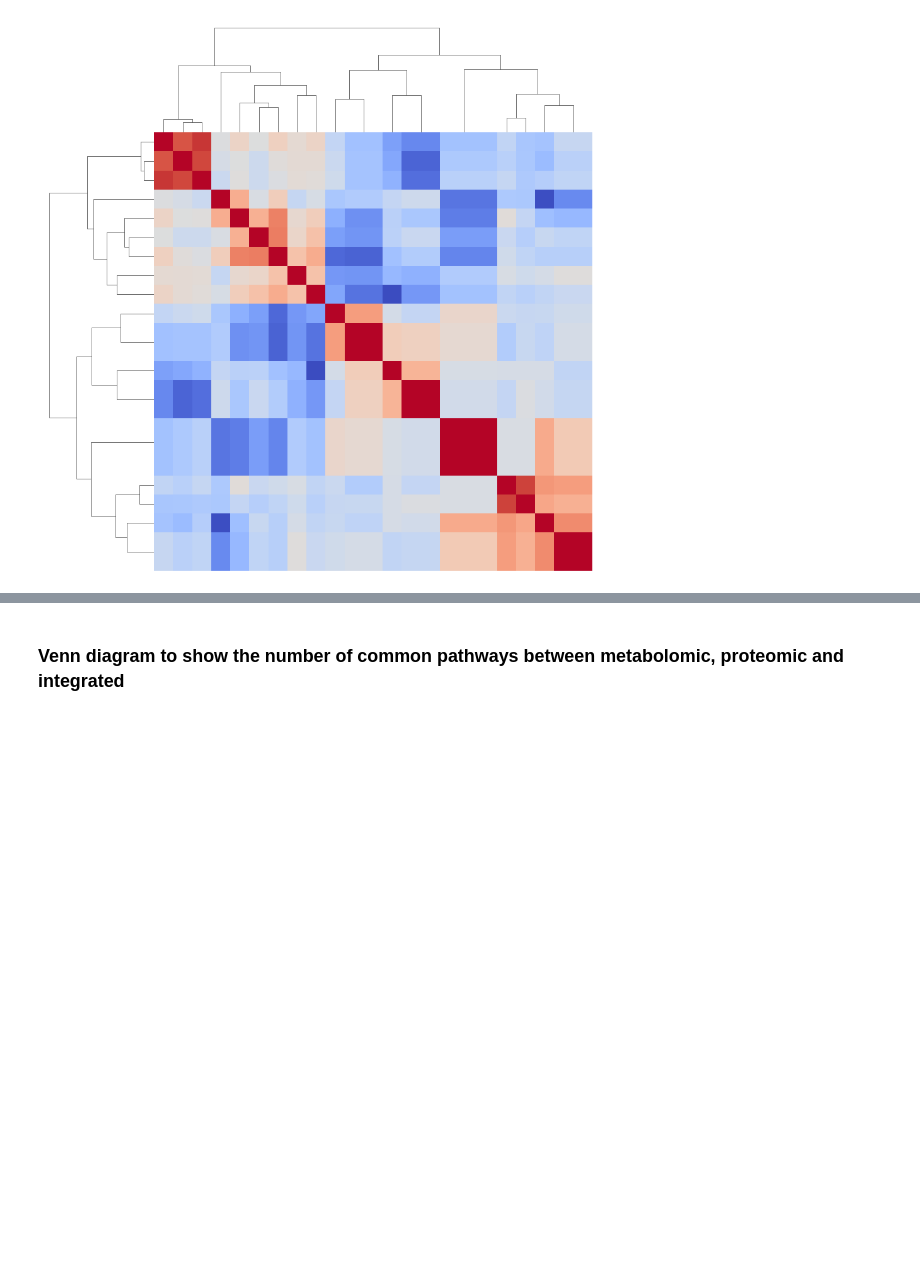
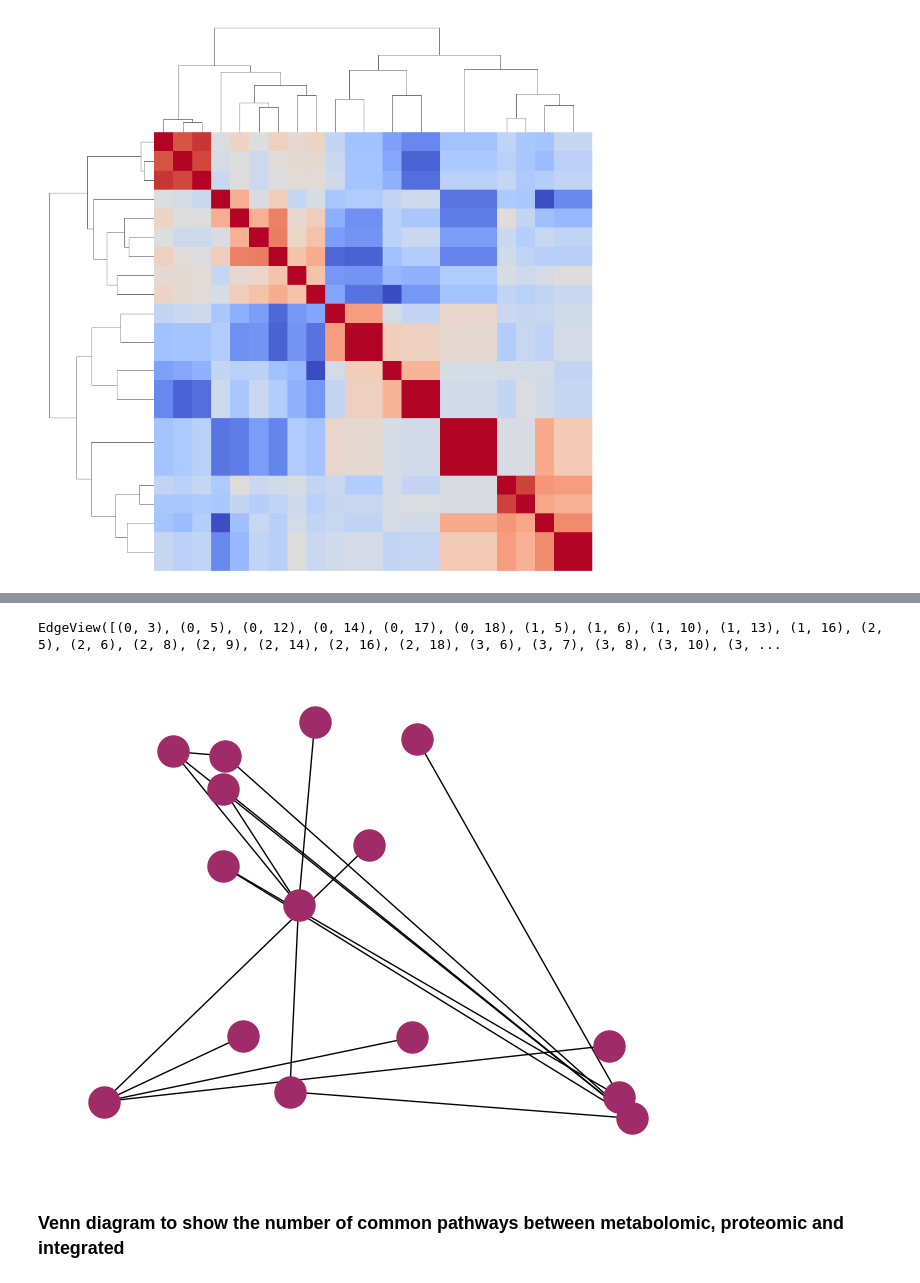
Before and after one commit to j-keung/multiomics-pathway-analysis, a Jupyter notebook: extra_figures.ipynb, the cells around one changed output, grey strips where cells are left out. Saved outputs shown, nothing was run; the diff lists cells and outputs as text; code cells hidden in the pictures; blank space fills up the shorter version.

```diff
--- a/extra_figures.ipynb
+++ b/extra_figures.ipynb
@@ -181,3 +196,15 @@ nx.draw(G, node_color='#44AF69',node_size=500)   #F96E46-orange       #00E8FC-bl
+# %%
+G.edges()
+# %% [output]
+EdgeView([(0, 3), (0, 5), (0, 12), (0, 14), (0, 17), (0, 18), (1, 5), (1, 6), (1, 10), (1, 13), (1, 16), (2, 5), (2, 6), (2, 8), (2, 9), (2, 14), (2, 16), (2, 18), (3, 6), (3, 7), (3, 8), (3, 10), (3, ...
+# %%
+H = G.copy()
+to_remove=[(0, 3), (0, 5), (0, 12), (0, 14), (0, 17), (0, 18), (1, 5), (1, 6), (1, 10), (2, 14), (2, 16), (2, 18), (3, 6), (3, 7), (3, 8), (3, 10), (3, 15), (4, 5), (4, 6), (4, 7), (4, 8), (4, 9), (4, 13), (4, 14), (5, 9), (5, 14), (5, 15), (5, 16), (5, 18), (6, 9), (6, 15), (6, 17), (6, 18), (7, 8), (7, 9), (7, 10), (7, 13), (7, 17), (8, 11), (8, 16), (8, 19), (9, 15),(12, 18), (13, 14), (13, 17), (14, 15), (14, 18), (15, 19), (17, 19)]
+H.remove_edges_from(to_remove)
+H.remove_nodes_from(list(nx.isolates(H)))
+nx.draw(H, pos, node_color='#9F2B68',node_size=500)
+# %% [output]
+[figure, added]
 # %% [markdown]
 ### Venn diagram to show the number of common pathways between metabolomic, proteomic and integrated
 # %%
```
Also changed, not shown: parts of 4 cells of this notebook, 1 other file.
